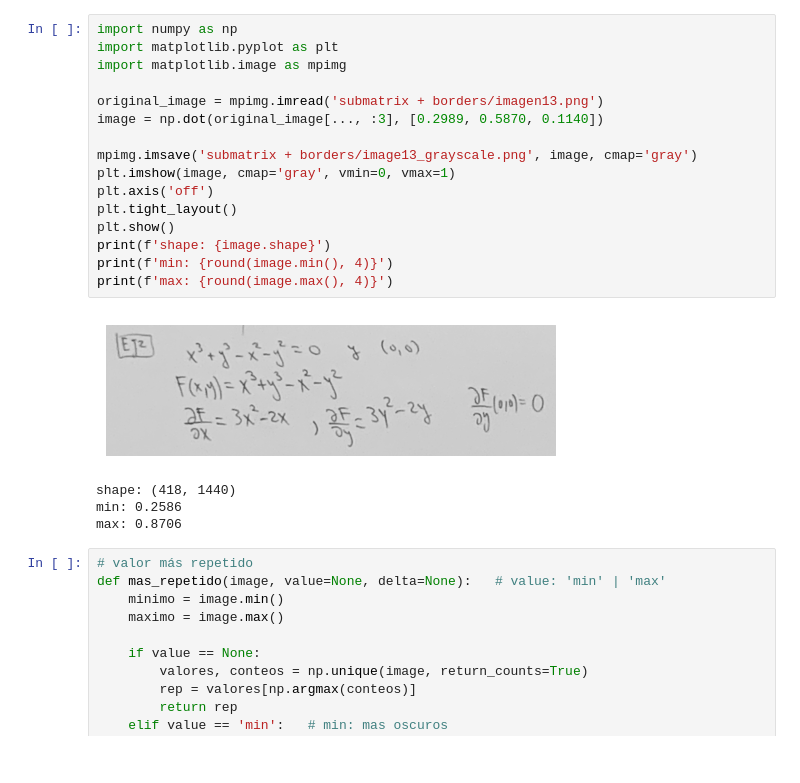
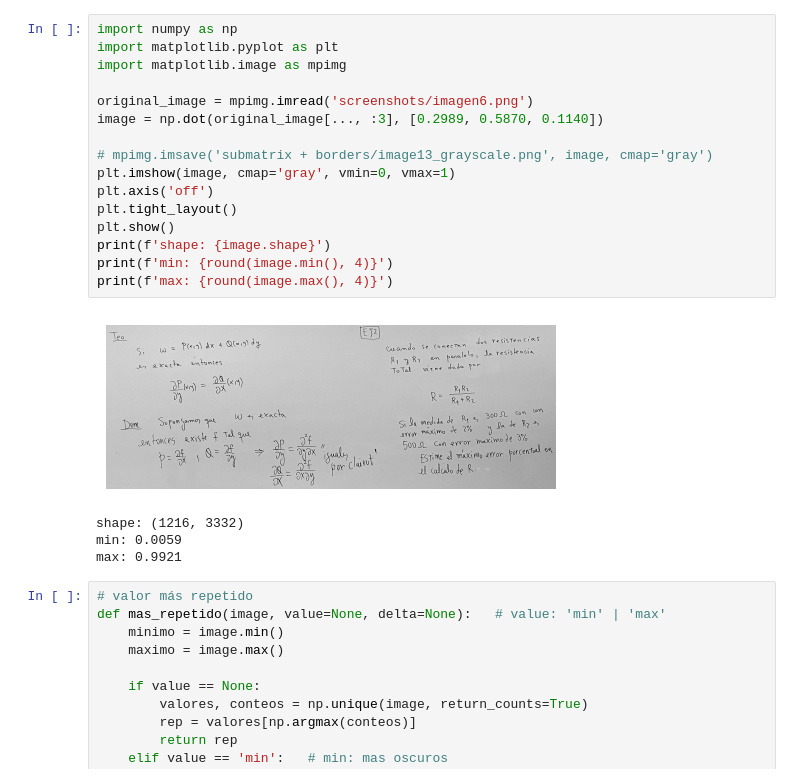
Before and after one commit to sbarthou/Screenshot, a Jupyter notebook: sub_matrix_border.ipynb, the cells around one changed output. Drawn from its saved outputs; the diff is of its cells as text.

Commit message:
sub matrix border

```diff
--- a/sub_matrix_border.ipynb
+++ b/sub_matrix_border.ipynb
@@ -1,24 +1,24 @@
 # %%
 import numpy as np
 import matplotlib.pyplot as plt
 import matplotlib.image as mpimg
 
-original_image = mpimg.imread('submatrix + borders/imagen13.png')
+original_image = mpimg.imread('screenshots/imagen6.png')
 image = np.dot(original_image[..., :3], [0.2989, 0.5870, 0.1140])
 
-mpimg.imsave('submatrix + borders/image13_grayscale.png', image, cmap='gray')
+# mpimg.imsave('submatrix + borders/image13_grayscale.png', image, cmap='gray')
 plt.imshow(image, cmap='gray', vmin=0, vmax=1)
 plt.axis('off')
 plt.tight_layout()
 plt.show()
 print(f'shape: {image.shape}')
 print(f'min: {round(image.min(), 4)}')
 print(f'max: {round(image.max(), 4)}')
 # %% [output]
-[figure, old version]
+[figure, new version]
-shape: (418, 1440)
-min: 0.2586
-max: 0.8706
+shape: (1216, 3332)
+min: 0.0059
+max: 0.9921
 # %%
 # valor más repetido
 def mas_repetido(image, value=None, delta=None):   # value: 'min' | 'max'
```
Also changed, not shown: parts of 2 cells of this notebook, 5 other files.
